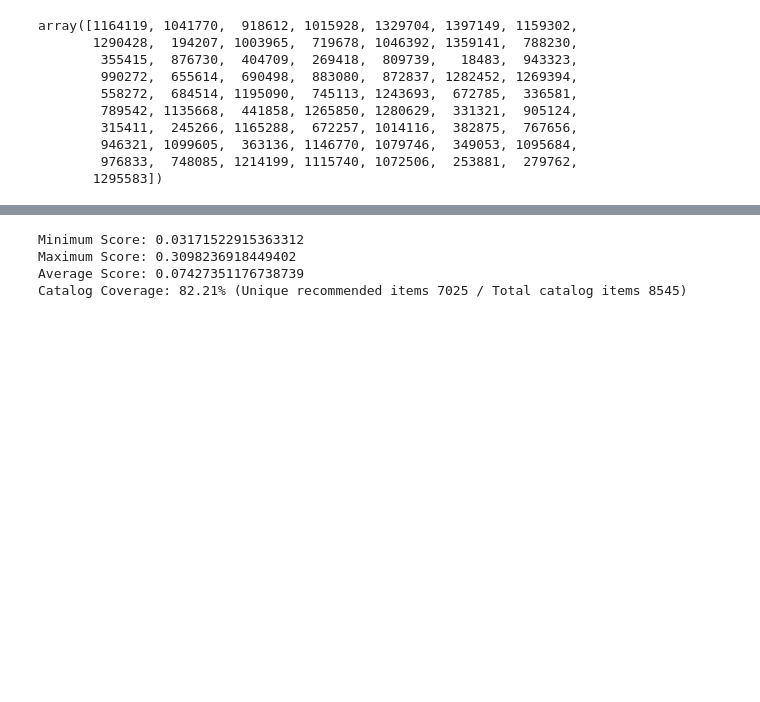
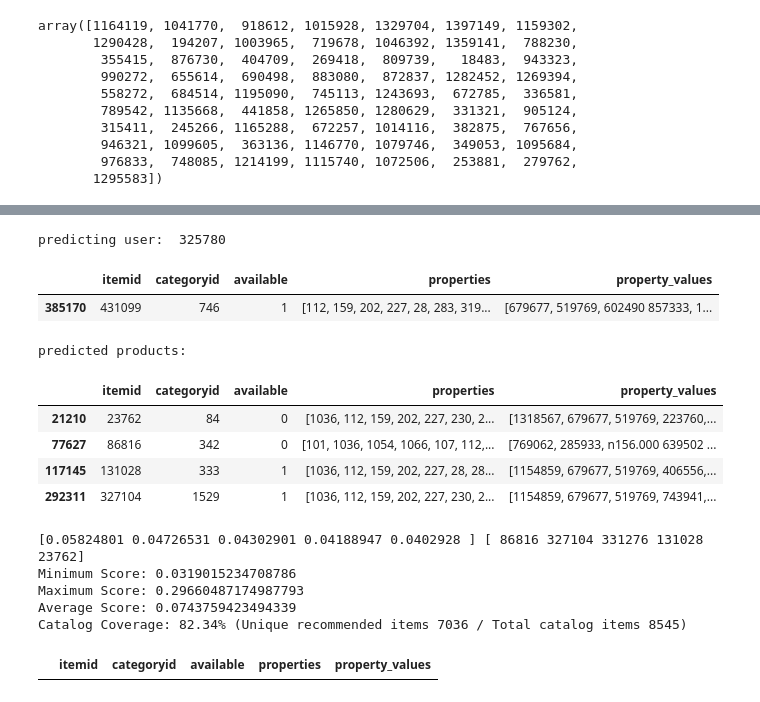
Before and after one commit to tomhuber96/master-thesis-practical-part, a Jupyter notebook: DL/retailrocket/detail_rocket_tensorflow_recommendations.ipynb, the cells around one changed output, grey strips where cells are left out. Cells and saved outputs as stored; diff of their text form; code cells hidden in the pictures; blank space fills up the shorter version.

```diff
--- a/DL/retailrocket/detail_rocket_tensorflow_recommendations.ipynb
+++ b/DL/retailrocket/detail_rocket_tensorflow_recommendations.ipynb
@@ -394,44 +394,68 @@ scores:  [0.09412722 0.06584794 0.06553267 0.06492119 0.06433295]
 # %%
 #model.save('../../models/retailrocket/rr_tensorflow_reco_3_epochs_v1.h5')
 # %%
-def calculate_coverage_and_scores(user_ids, total_items_count):
+def calculate_coverage_and_scores(user_ids, total_items_count, example_user_id):
     all_scores = []
     all_predicted_product_ids = []  # Use a set to track unique recommended items
 
     for user_id in user_ids:
         # Call the prediction function for each user
         score, predicted_product_ids = index(np.array([user_id]))
+        if user_id == example_user_id:
+            print('predicting user: ', user_id)
+            display_products_by_visitor_id(user_id)
+            print('predicted products: ')
+            display_item_ids(predicted_product_ids[0].numpy())
+            print(score[0].numpy(), predicted_product_ids[0].numpy())
 
-        # Append the scores to the all_scores list
+
+    # Append the scores to the all_scores list
         all_scores.extend(score[0].numpy())
 
         # Update the set of all unique predicted product IDs
         all_predicted_product_ids.extend(predicted_product_ids[0].numpy())
 
     # Calculate min, max, and average scores
     min_score = np.min(all_scores)
     max_score = np.max(all_scores)
     avg_score = np.mean(all_scores)
 
     # Calculate item coverage and catalog coverage
     num_unique_items = len(np.unique(all_predicted_product_ids))
     catalog_coverage = num_unique_items / total_items_count
 
     # Print the results
     print(f"Minimum Score: {min_score}")
     print(f"Maximum Score: {max_score}")
     print(f"Average Score: {avg_score}")
     print(f"Catalog Coverage: {catalog_coverage:.2%} (Unique recommended items {num_unique_items} / Total catalog items {total_items_count})")
 
     return min_score, max_score, avg_score, catalog_coverage, all_predicted_product_ids
 
 # Example usage
 total_items_count = len(events.itemid.unique())
 
 user_ids = events.visitorid.unique()
-min_score, max_score, avg_score, catalog_coveragem, all_predicted_p_ids = calculate_coverage_and_scores(user_ids, total_items_count)
+test_user_id = 325780
+min_score, max_score, avg_score, catalog_coveragem, all_predicted_p_ids = calculate_coverage_and_scores(user_ids, total_items_count, test_user_id)
 # %% [output]
-Minimum Score: 0.03171522915363312
-Maximum Score: 0.3098236918449402
-Average Score: 0.07427351176738739
-Catalog Coverage: 82.21% (Unique recommended items 7025 / Total catalog items 8545)
+predicting user:  325780
+|  | itemid | categoryid | available | properties | property_values |
+| 385170 | 431099 | 746 | 1 | [112, 159, 202, 227, 28, 283, 319... | [679677, 519769, 602490 857333, 1... |
+predicted products:
+|  | itemid | categoryid | available | properties | property_values |
+| 21210 | 23762 | 84 | 0 | [1036, 112, 159, 202, 227, 230, 2... | [1318567, 679677, 519769, 223760,... |
+| 77627 | 86816 | 342 | 0 | [101, 1036, 1054, 1066, 107, 112,... | [769062, 285933, n156.000 639502 ... |
+| 117145 | 131028 | 333 | 1 | [1036, 112, 159, 202, 227, 28, 28... | [1154859, 679677, 519769, 406556,... |
+| 292311 | 327104 | 1529 | 1 | [1036, 112, 159, 202, 227, 230, 2... | [1154859, 679677, 519769, 743941,... |
+[0.05824801 0.04726531 0.04302901 0.04188947 0.0402928 ] [ 86816 327104 331276 131028  23762]
+Minimum Score: 0.0319015234708786
+Maximum Score: 0.29660487174987793
+Average Score: 0.0743759423494339
+Catalog Coverage: 82.34% (Unique recommended items 7036 / Total catalog items 8545)
+# %%
+item_properties_all = pd.read_pickle(basepath +'item_data_extracted.pkl')
+
+item_properties_all[item_properties_all.itemid == 331276]
+# %% [output]
+|  | itemid | categoryid | available | properties | property_values |
```
Also changed, not shown: parts of 6 cells of this notebook, 4 other files.
